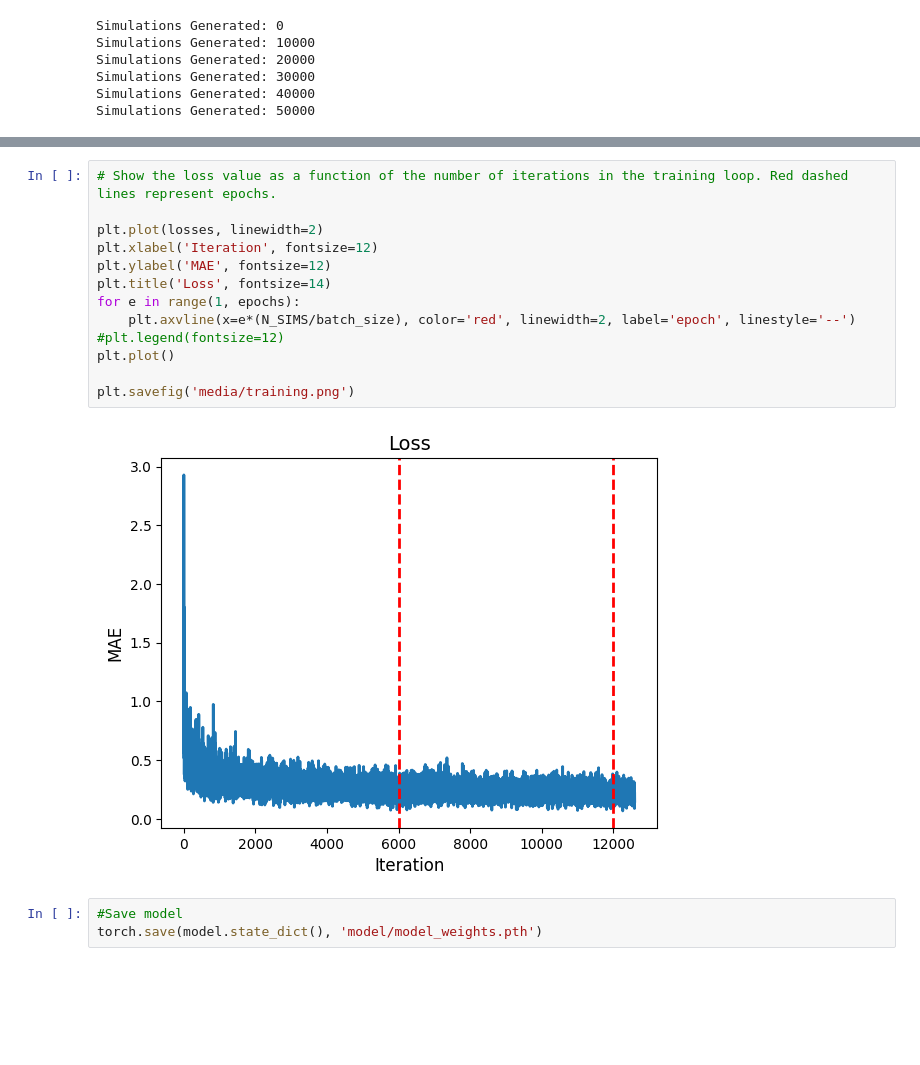
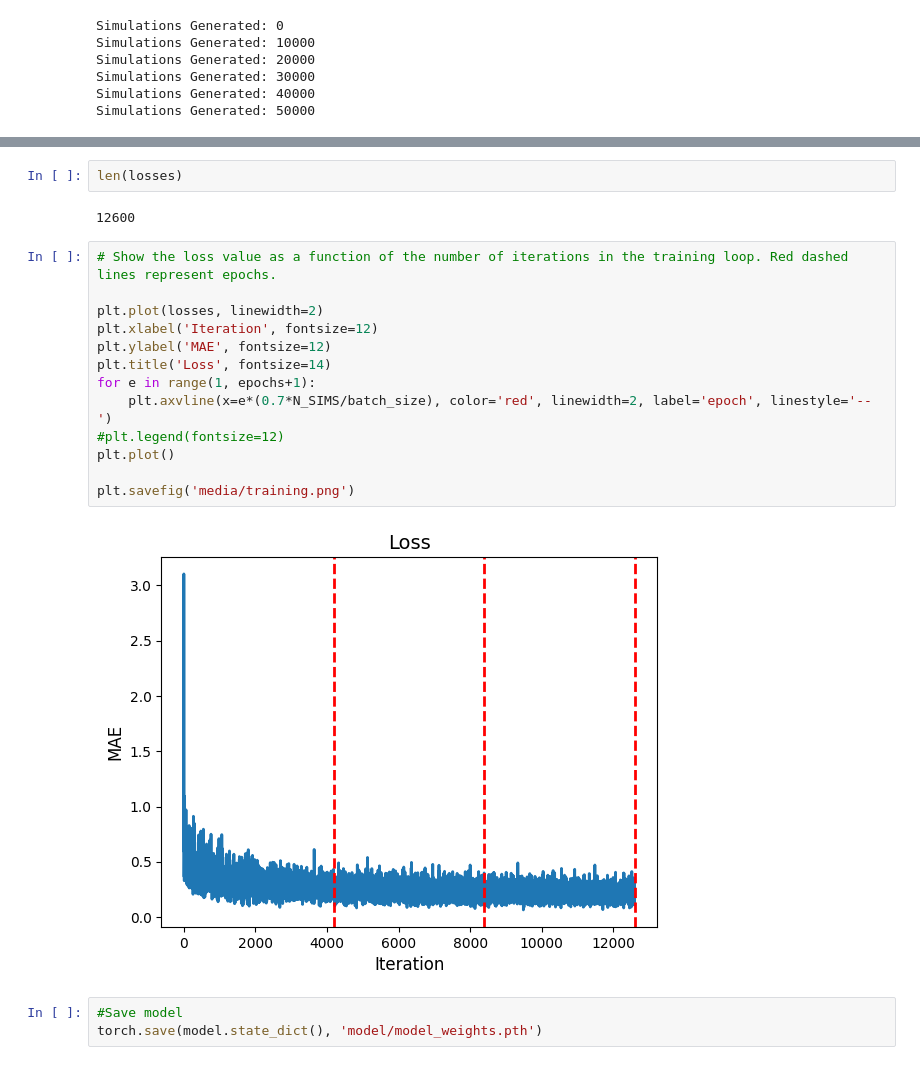
Before and after one commit to matchild/DeepBrownianMotion, a Jupyter notebook: training.ipynb, the cells around one changed output, grey strips where cells are left out. Drawn from its saved outputs; the diff is of its cells as text; blank space fills up the shorter version.

Commit message:
Fixed loss graph

```diff
--- a/training.ipynb
+++ b/training.ipynb
@@ -95,19 +95,23 @@ Got an overall MAE of  0.22018306477864583
 Done!
+# %%
+len(losses)
+# %% [output]
+12600
 # %%
 # Show the loss value as a function of the number of iterations in the training loop. Red dashed lines represent epochs.
 
 plt.plot(losses, linewidth=2)
 plt.xlabel('Iteration', fontsize=12)
 plt.ylabel('MAE', fontsize=12)
 plt.title('Loss', fontsize=14)
-for e in range(1, epochs):
-    plt.axvline(x=e*(N_SIMS/batch_size), color='red', linewidth=2, label='epoch', linestyle='--')
+for e in range(1, epochs+1):
+    plt.axvline(x=e*(0.7*N_SIMS/batch_size), color='red', linewidth=2, label='epoch', linestyle='--')
 #plt.legend(fontsize=12)
 plt.plot()
 
 plt.savefig('media/training.png')
 # %% [output]
-[figure, old version]
+[figure, new version]
 # %%
 #Save model
 torch.save(model.state_dict(), 'model/model_weights.pth')
```
Also changed, not shown: parts of 2 cells of this notebook, 2 other files.
